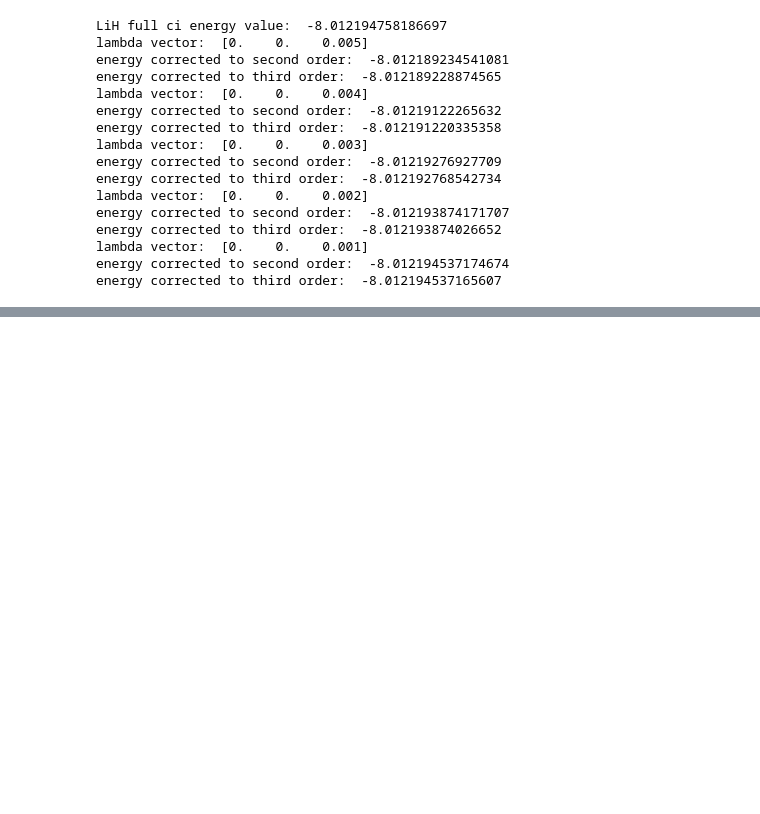
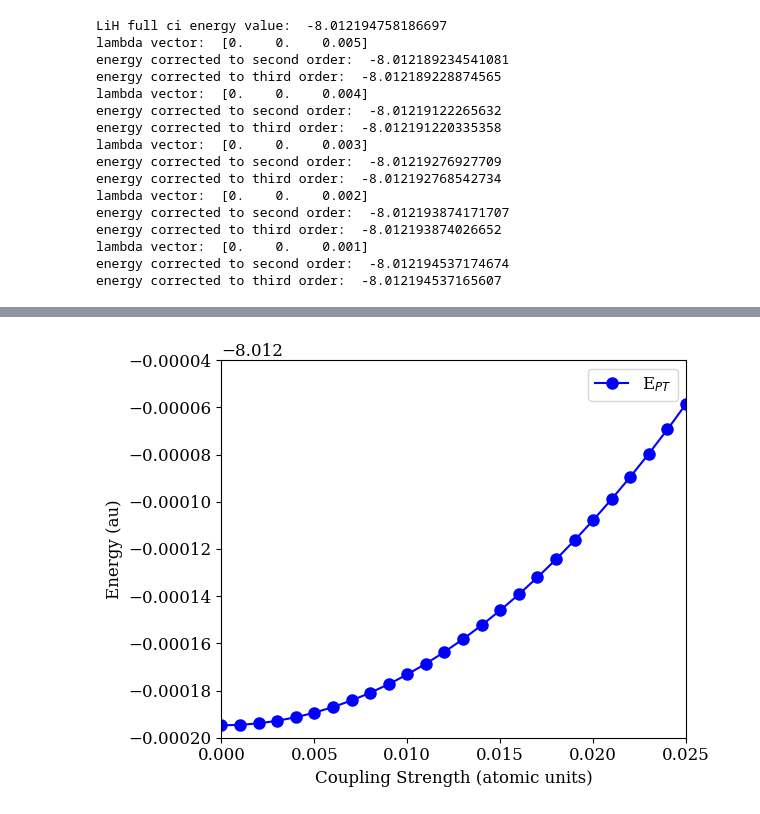
Before and after one commit to PeytonRoden/polaritonperturbation, a Jupyter notebook: perturbation_theory.ipynb, the cells around one changed output, grey strips where cells are left out. Drawn from its saved outputs; the diff is of its cells as text; code cells hidden in the pictures; blank space fills up the shorter version.

```diff
--- a/perturbation_theory.ipynb
+++ b/perturbation_theory.ipynb
@@ -435,3 +442,85 @@ energy corrected to third order:  -8.012193874026652
 lambda vector:  [0.    0.    0.001]
 energy corrected to second order:  -8.012194537174674
 energy corrected to third order:  -8.012194537165607
+# %%
+
+def build_d_matrix(lambda_vec, dipoles):
+    #return np.einsum('k, ijk -> ij', lambda_vec, dipoles[:mu_n, : mu_n, :])
+    #return np.einsum('k, ijk -> ij', lambda_vec, dipoles)
+    return np.einsum('k, ijk -> ij', lambda_vec, dipoles[:n_elec, : n_elec, :])
+    #return np.tensordot(dipoles, lambda_vec, axes = 1)
+
+#coherent state transformation
+lambda_vecs = []
+energy_vals = []
+
+d_matrix = build_d_matrix(lambda_vec, dipoles)
+
+
+#coherent state transformation
+lambda_vec = np.array([0.0, 0.0, 0.05])
+#mu => (50,50,3)
+#np.dot(mu[0,0,:], lambda_vec)
+print(d_matrix[0:4, 0:4])
+d_expectation_value = np.dot(dipoles[0,0,:], lambda_vec)
+print(d_expectation_value)
+#print(np.dot( d_expectation_value, np.ones((n_elec, n_elec))))
+
+print(np.subtract(d_matrix , np.dot( d_expectation_value, np.eye(n_elec, n_elec)))[0:4, 0:4])
+
+
+def coherent_state_d_matrix():
+    d_matrix = np.einsum('k, ijk -> ij', lambda_vec, dipoles[:n_elec, : n_elec, :])
+    d_matrix = d_matrix - np.dot(d_expectation_value, np.eye(n_elec, n_elec))
+    #d_matrix = np.subtract(d_matrix , np.dot( d_expectation_value, np.ones((n_elec, n_elec))))
+
+    return d_matrix
+
+d_matrix = coherent_state_d_matrix()
+print(d_matrix[0:4, 0:4])
+print("LiH full ci energy value: ",energies[0])
+
+lambda_vec = np.array([0.0, 0.0, 0.025])
+for i in range(0, 26):
+
+    d_matrix = build_d_matrix(lambda_vec, dipoles)
+    d_matrix = coherent_state_d_matrix()
+
+
+    print("lambda vector: ", lambda_vec)
+    E_n_1 = calc_first_order_energy_correction(d_matrix, omega, mu_n)
+
+
+    E_n_2 = calc_second_order_energy_correction(d_matrix, omega, mu_n, energies, m_n=m_n)
+
+
+    E_n_3 = calc_third_order_energy_correction(d_matrix, omega, mu_n, energies, m_n=m_n)
+
+
+    print("energy to second order: " , calc_energy_correction_to_third_order(mu_n, E_n_1, E_n_2, E_n_3))
+
+
+    lambda_vecs.append(lambda_vec[2])
+    energy_vals.append(calc_energy_correction_to_second_order(mu_n, E_n_1, E_n_2))
+    lambda_vec[2] += -0.001
+
+print(energy_vals)
+
+energy_vals.reverse()
+lambda_vecs.reverse()
+
+from matplotlib import pyplot as plt
+from matplotlib import cm
+from matplotlib import rcParams
+rcParams['font.family'] = 'serif'
+rcParams['font.size'] = 12
+plt.plot(lambda_vecs, energy_vals, color="blue",  marker="o", ms="8", label="E$_{PT}$")
+plt.xlabel("Coupling Strength (atomic units)")
+plt.ylabel("Energy (au)")
+plt.xticks([0, 0.005, 0.01, 0.015, 0.020, 0.025])
+plt.xlim(0, 0.025)
+plt.ylim( -8.0122, -8.01204)
+plt.tight_layout()
+plt.legend()
+plt.savefig("perturbation_theory_compare_coupling_strengths.png", dpi=150)
+# %% [output]
@@ -437,0 +544 @@ energy corrected to third order:  -8.012194537165607
+[figure, added]
```
Also changed, not shown: parts of 2 cells of this notebook, 3 other files.
